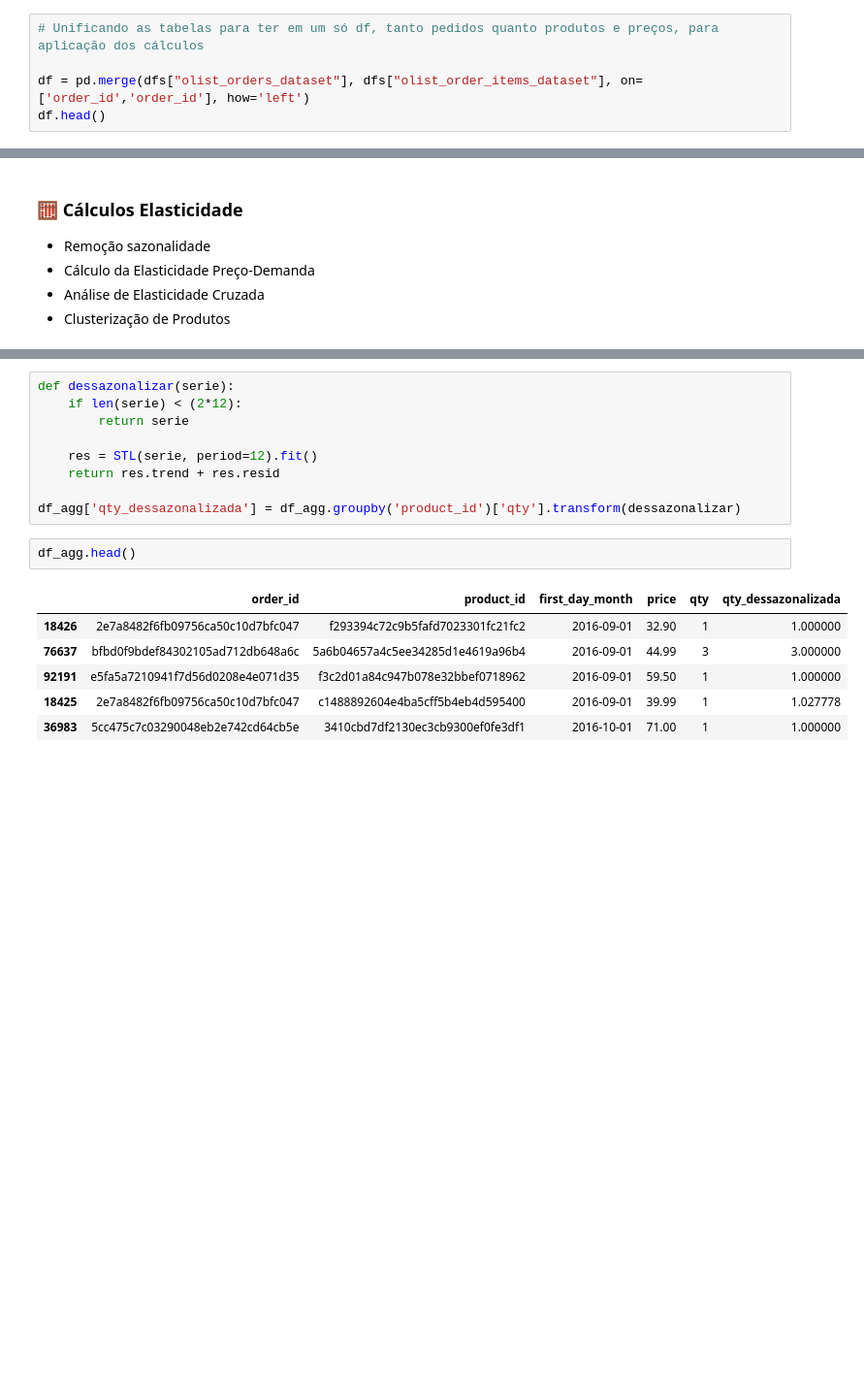
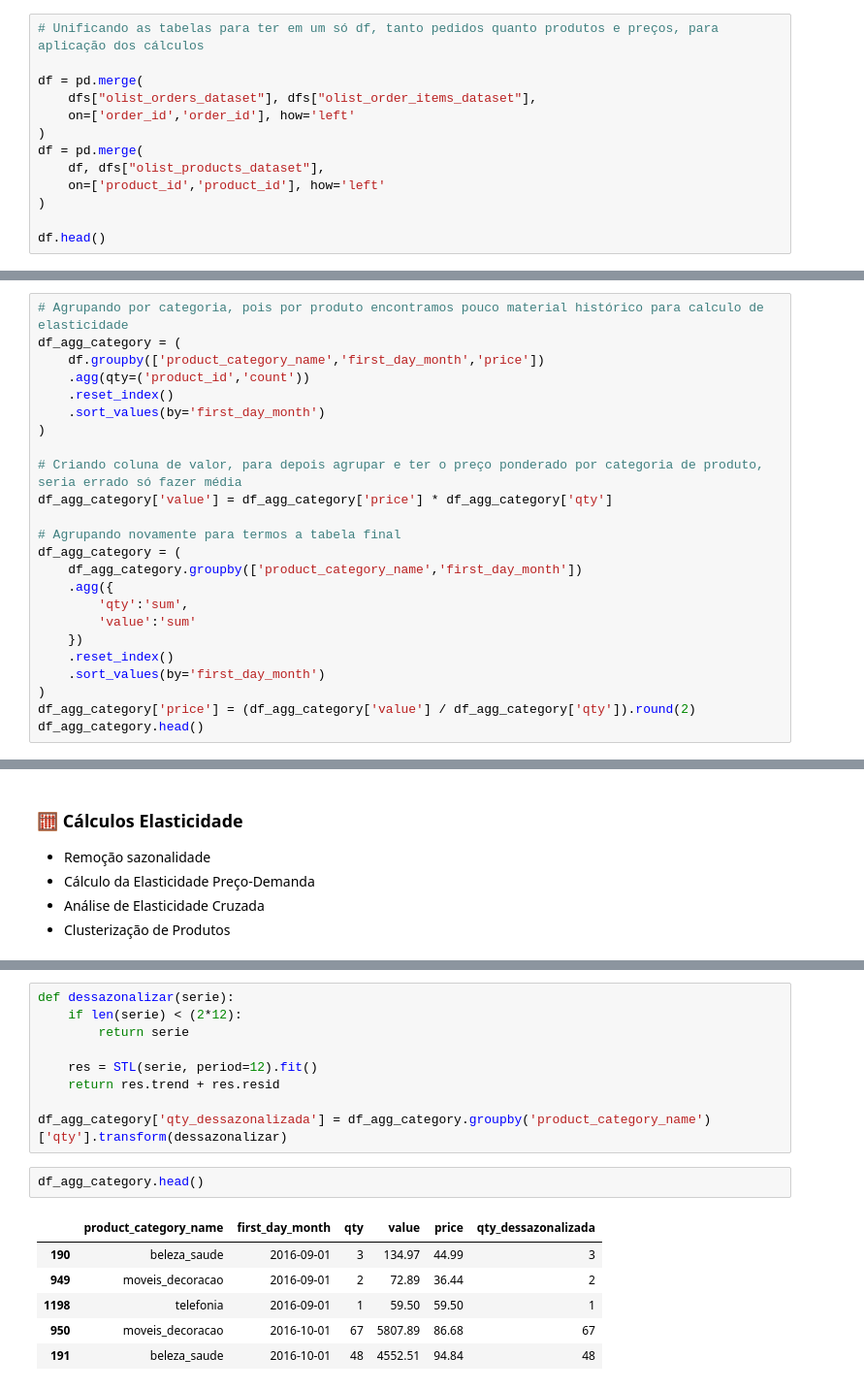
Before and after one commit to diogobueno-analytics/preco-elasticidade-olist, a Jupyter notebook: pricing_elasticity_analysis.ipynb, the cells around one changed output, grey strips where cells are left out. Shown at 97% size. Drawn from its saved outputs; the diff is of its cells as text; blank space fills up the shorter version.

```diff
--- a/pricing_elasticity_analysis.ipynb
+++ b/pricing_elasticity_analysis.ipynb
@@ -102,7 +102,15 @@ dfs["olist_orders_dataset"].head()
 # %%
 # Unificando as tabelas para ter em um só df, tanto pedidos quanto produtos e preços, para aplicação dos cálculos
 
-df = pd.merge(dfs["olist_orders_dataset"], dfs["olist_order_items_dataset"], on=['order_id','order_id'], how='left')
+df = pd.merge(
+    dfs["olist_orders_dataset"], dfs["olist_order_items_dataset"],
+    on=['order_id','order_id'], how='left'
+)
+df = pd.merge(
+    df, dfs["olist_products_dataset"],
+    on=['product_id','product_id'], how='left'
+)
+
 df.head()
 # %% [output]
 |  | order_id | customer_id | order_status | order_purchase_timestamp | order_approved_at | order_delivered_carrier_date | ... |
@@ -141,0 +145,24 @@ df_agg.head()
+# %%
+# Agrupando por categoria, pois por produto encontramos pouco material histórico para calculo de elasticidade
+df_agg_category = (
+    df.groupby(['product_category_name','first_day_month','price'])
+    .agg(qty=('product_id','count'))
+    .reset_index()
+    .sort_values(by='first_day_month')
+)
+
+# Criando coluna de valor, para depois agrupar e ter o preço ponderado por categoria de produto, seria errado só fazer média
+df_agg_category['value'] = df_agg_category['price'] * df_agg_category['qty']
+
+# Agrupando novamente para termos a tabela final
+df_agg_category = (
+    df_agg_category.groupby(['product_category_name','first_day_month'])
+    .agg({
+        'qty':'sum',
+        'value':'sum'
+    })
+    .reset_index()
+    .sort_values(by='first_day_month')
+)
+df_agg_category['price'] = (df_agg_category['value'] / df_agg_category['qty']).round(2)
+df_agg_category.head()
@@ -172,14 +206,14 @@ def dessazonalizar(serie):
     res = STL(serie, period=12).fit()
     return res.trend + res.resid
 
-df_agg['qty_dessazonalizada'] = df_agg.groupby('product_id')['qty'].transform(dessazonalizar)
+df_agg_category['qty_dessazonalizada'] = df_agg_category.groupby('product_category_name')['qty'].transform(dessazonalizar)
 # %%
-df_agg.head()
+df_agg_category.head()
 # %% [output]
-|  | order_id | product_id | first_day_month | price | qty | qty_dessazonalizada |
-| 18426 | 2e7a8482f6fb09756ca50c10d7bfc047 | f293394c72c9b5fafd7023301fc21fc2 | 2016-09-01 | 32.90 | 1 | 1.000000 |
-| 76637 | bfbd0f9bdef84302105ad712db648a6c | 5a6b04657a4c5ee34285d1e4619a96b4 | 2016-09-01 | 44.99 | 3 | 3.000000 |
-| 92191 | e5fa5a7210941f7d56d0208e4e071d35 | f3c2d01a84c947b078e32bbef0718962 | 2016-09-01 | 59.50 | 1 | 1.000000 |
-| 18425 | 2e7a8482f6fb09756ca50c10d7bfc047 | c1488892604e4ba5cff5b4eb4d595400 | 2016-09-01 | 39.99 | 1 | 1.027778 |
-| 36983 | 5cc475c7c03290048eb2e742cd64cb5e | 3410cbd7df2130ec3cb9300ef0fe3df1 | 2016-10-01 | 71.00 | 1 | 1.000000 |
+|  | product_category_name | first_day_month | qty | value | price | qty_dessazonalizada |
+| 190 | beleza_saude | 2016-09-01 | 3 | 134.97 | 44.99 | 3 |
+| 949 | moveis_decoracao | 2016-09-01 | 2 | 72.89 | 36.44 | 2 |
+| 1198 | telefonia | 2016-09-01 | 1 | 59.50 | 59.50 | 1 |
+| 950 | moveis_decoracao | 2016-10-01 | 67 | 5807.89 | 86.68 | 67 |
+| 191 | beleza_saude | 2016-10-01 | 48 | 4552.51 | 94.84 | 48 |
 # %%
```
Also changed, not shown: parts of 11 cells of this notebook.
